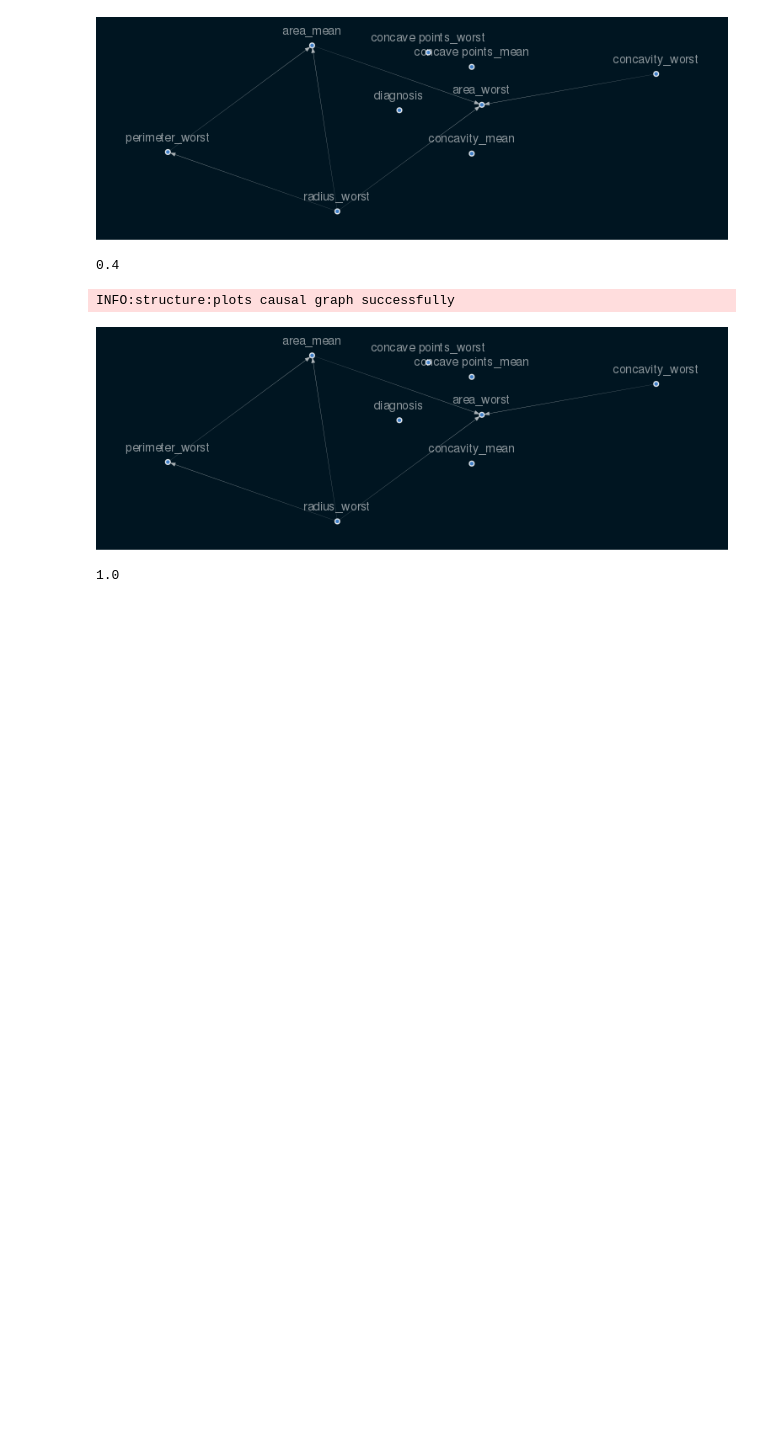
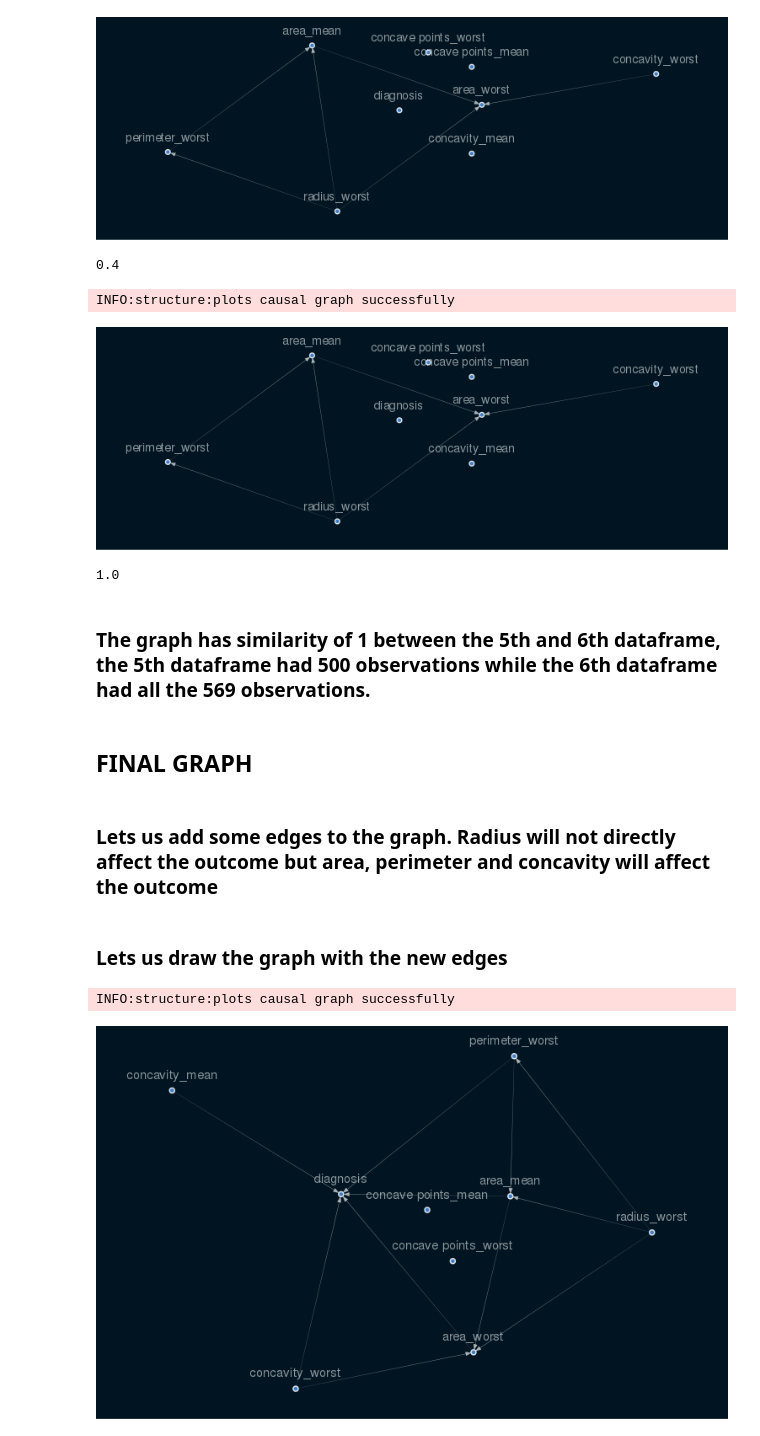
Before and after one commit to nebasam/Industry---Casualty-Challenge, a Jupyter notebook: notebook/causal_model.ipynb, the cells around one changed output. Saved outputs shown, nothing was run; the diff lists cells and outputs as text; code cells hidden in the pictures; blank space fills up the shorter version.

Commit message:
plot final graph

```diff
--- a/notebook/causal_model.ipynb
+++ b/notebook/causal_model.ipynb
@@ -106,9 +105,10 @@ sm = StructureModel()
 # %%
 #filter original dataset to retain the important features
 #the dimension of the dataset has reduced from 569,32 to 569,9
-stru_data = data [['diagnosis','area_mean', 'concavity_mean', 'concave points_mean', 'radius_worst',
+stru_data = df [['diagnosis','area_mean', 'concavity_mean', 'concave points_mean', 'radius_worst',
        'perimeter_worst', 'area_worst', 'concavity_worst',
        'concave points_worst']]
+filehandler.to_csv(stru_data,'../input/extracted.csv')
 stru_data.head()
 sm = from_pandas(stru_data)
 # %%
@@ -239,3 +239,23 @@ INFO:structure:plots causal graph successfully
 jaccard_similarity(sm_df5.edges(), sm_df6.edges())
 # %% [output]
 1.0
+# %% [markdown]
+### The graph has similarity of 1 between the 5th  and 6th dataframe, the 5th dataframe had 500 observations while the 6th dataframe had all the 569 observations.
+# %% [markdown]
+## FINAL GRAPH
+# %% [markdown]
+### Lets us add some edges to the graph. Radius will not directly affect the outcome but area, perimeter and concavity will affect the outcome
+# %%
+sm_lasso.add_edge("concavity_mean", "diagnosis")
+sm_lasso.add_edge("area_worst", "diagnosis")
+sm_lasso.add_edge("area_mean", "diagnosis")
+sm_lasso.add_edge("concavity_worst", "diagnosis")
+sm_lasso.add_edge("perimeter_worst", "diagnosis")
+# %% [markdown]
+### Lets us draw the graph with the new edges
+# %%
+viz = structure.drawgraphs(sm_lasso)
+Image(viz.draw(format='png'))
+# %% [output]
+INFO:structure:plots causal graph successfully
+[figure, added]
```
Also changed, not shown: parts of 1 cell of this notebook, 3 other files.
